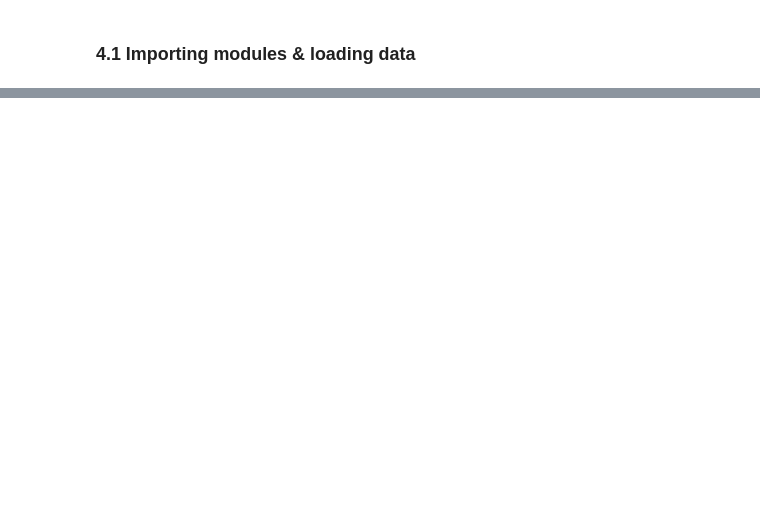
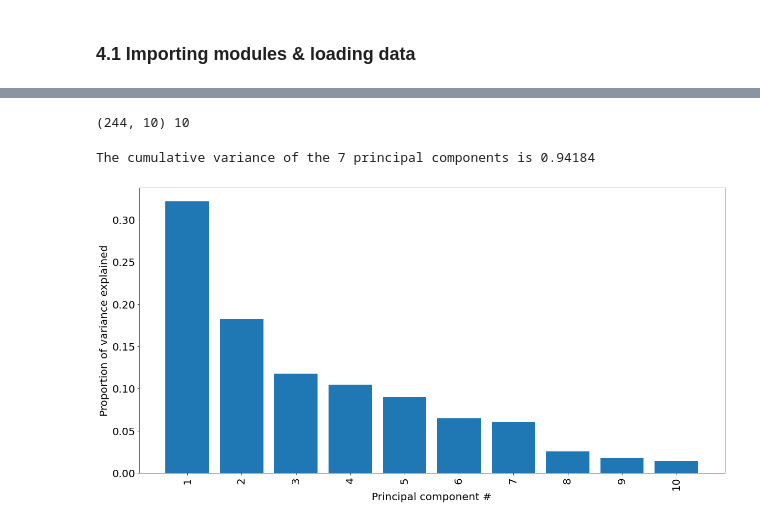
Before and after one commit to BinhKieu82/Springboard_Capstone2, a Jupyter notebook: notebooks/04_modeling.ipynb, the cells around one changed output, grey strips where cells are left out. Saved outputs shown, nothing was run; the diff lists cells and outputs as text; code cells hidden in the pictures; blank space fills up the shorter version.

```diff
--- a/notebooks/04_modeling.ipynb
+++ b/notebooks/04_modeling.ipynb
@@ -32,2 +27,4 @@ fit_coef
+# %%
+mass_shooting = pd.read_csv('../data/Clean_data/MassShooting_EDA.csv',index_col='date')
 # %% [markdown]
 ### 4.2 Unsupervised clustering
@@ -34,0 +34,5 @@ fit_coef
+# %%
+df = mass_shooting.drop(['date.1','fatalities', 'injured','policeman_killed',
+  'total_victims_log','employed_at', 'population','state_labor_force','state',
+  'total_licensees ','total_children_teen_gun_deaths','year','age_group'], axis=1)
+df.info()
@@ -34,0 +57,32 @@ fit_coef
+# %%
+# features = df.drop('total_victims',axis=1)
+features = df
+target = df['total_victims']
+# %%
+# Scale features
+features_scaled = StandardScaler().fit_transform(features)
+print(features_scaled.shape,len(features.columns))
+# %% [output]
+(244, 10) 10
+# %%
+pca = PCA()
+# Fit the standardized data to the pca
+pca.fit(features_scaled)
+
+# Plot the proportion of variance explained on the y-axis of the bar plot
+plt.figure(figsize=(20,10))
+plt.bar(range(1, pca.n_components_ + 1),  pca.explained_variance_ratio_)
+plt.xlabel('Principal component #',fontsize=20)
+plt.ylabel('Proportion of variance explained',fontsize=20)
+plt.xticks(range(1,11), fontsize=20, rotation=90)
+plt.yticks(fontsize=20)
+
+# Compute the cumulative proportion of variance explained by the 7 principal components
+seven_comp_var_exp = 0
+for i in range(pca.n_components_ - 3):
+    seven_comp_var_exp += pca.explained_variance_ratio_[i].cumsum()[0]
+print("The cumulative variance of the 7 principal components is {}".format(
+    np.round(seven_comp_var_exp, 5)))
+# %% [output]
+The cumulative variance of the 7 principal components is 0.94184
+[figure, added]
```
Also changed, not shown: parts of 45 cells of this notebook, 2 other files.
